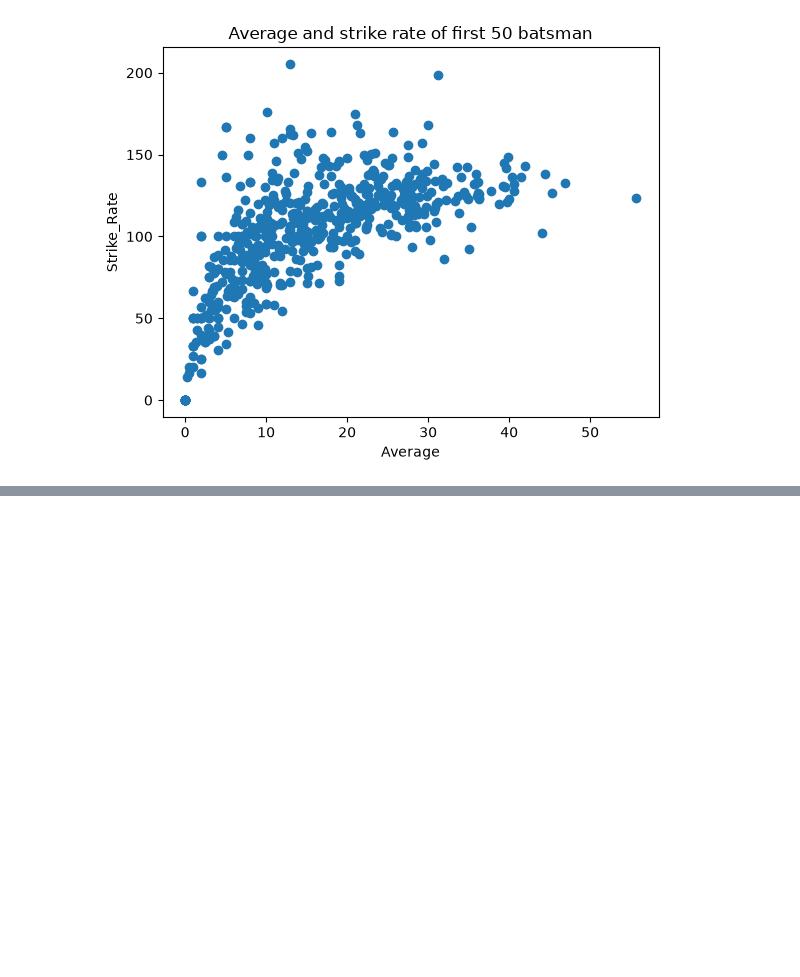
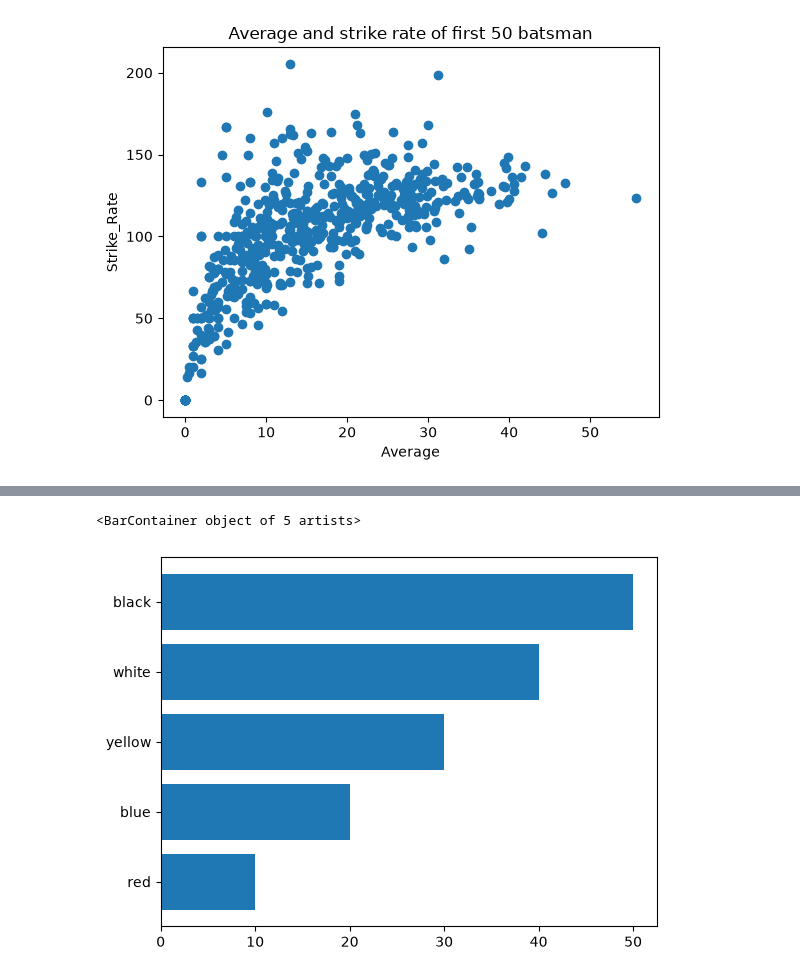
Before and after one commit to MahamFatima01713/Matplotlib_Mastery, a Jupyter notebook: Matplotlib.ipynb, the cells around one changed output, grey strips where cells are left out. Saved outputs shown, nothing was run; the diff lists cells and outputs as text; code cells hidden in the pictures; blank space fills up the shorter version.

```diff
--- a/Matplotlib.ipynb
+++ b/Matplotlib.ipynb
@@ -232,0 +247,7 @@ plt.scatter(a['avg'],a['strike_rate'])
+# %%
+#barh=is used for horizontal bar graph
+plt.barh(colour,children)
+#If there are more number or catagories then their is preferable that u use horizontal bar graph
+# %% [output]
+<BarContainer object of 5 artists>
+[figure, added]
```
Also changed, not shown: parts of 2 cells of this notebook.
